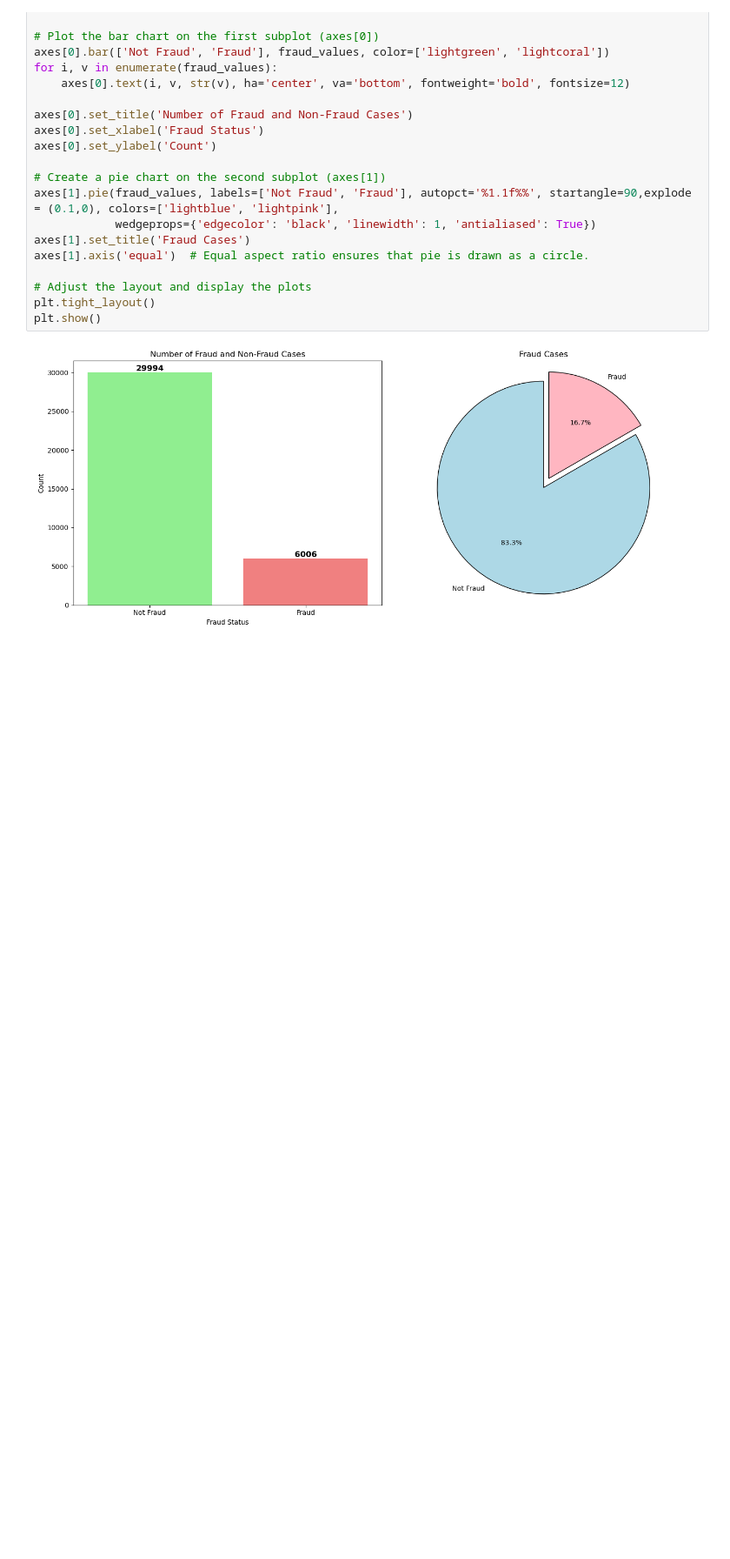
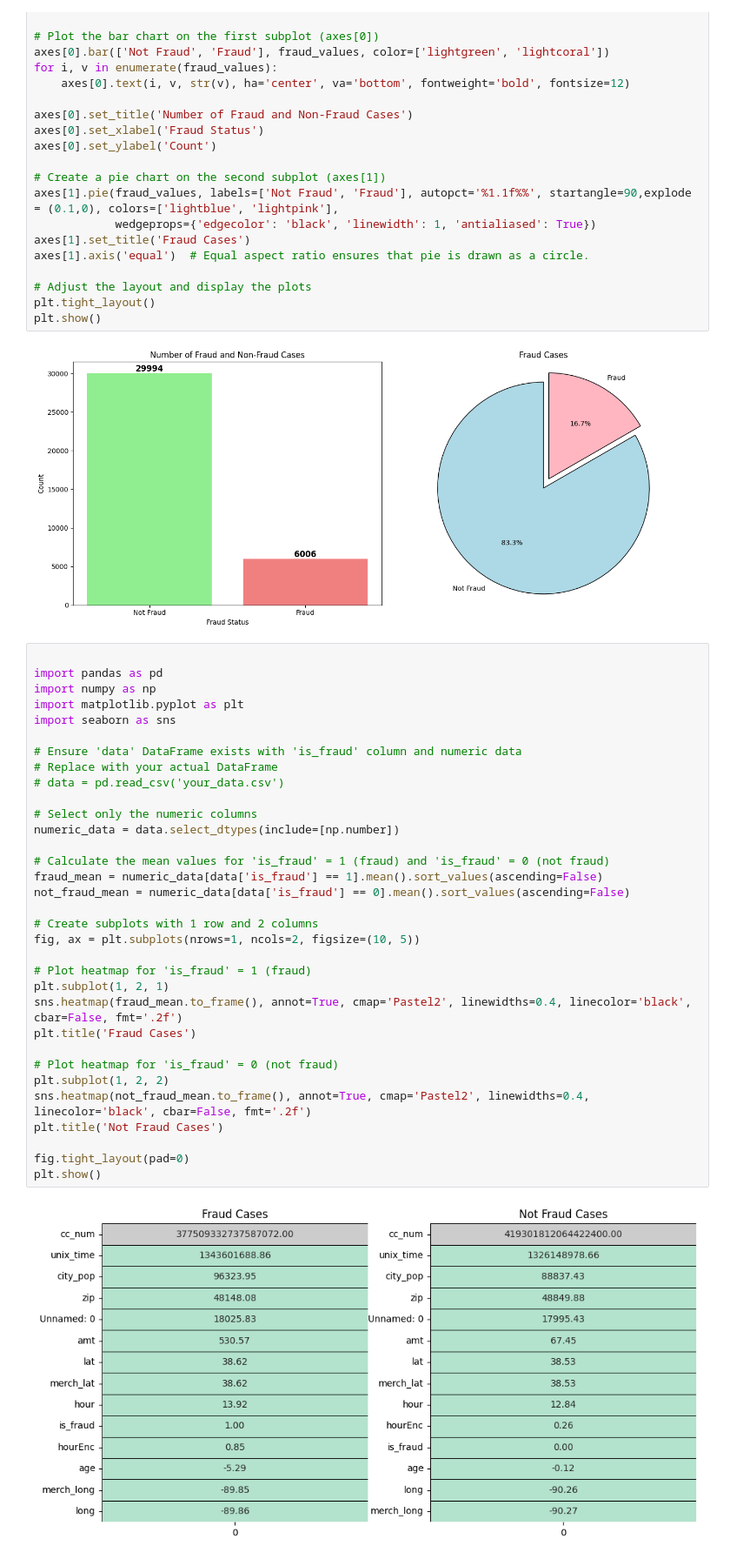
Before and after one commit to BeheraSas/Project--Payment-Risk-Shield, a Jupyter notebook: PRS.ipynb, the cells around one changed output. Shown at 87% size. Drawn from its saved outputs; the diff is of its cells as text; blank space fills up the shorter version.

```diff
--- a/PRS.ipynb
+++ b/PRS.ipynb
@@ -349,3 +521,38 @@ plt.tight_layout()
 plt.show()
 # %% [output]
 [figure]
+# %%
+
+import pandas as pd
+import numpy as np
+import matplotlib.pyplot as plt
+import seaborn as sns
+
+# Ensure 'data' DataFrame exists with 'is_fraud' column and numeric data
+# Replace with your actual DataFrame
+# data = pd.read_csv('your_data.csv')
+
+# Select only the numeric columns
+numeric_data = data.select_dtypes(include=[np.number])
+
+# Calculate the mean values for 'is_fraud' = 1 (fraud) and 'is_fraud' = 0 (not fraud)
+fraud_mean = numeric_data[data['is_fraud'] == 1].mean().sort_values(ascending=False)
+not_fraud_mean = numeric_data[data['is_fraud'] == 0].mean().sort_values(ascending=False)
+
+# Create subplots with 1 row and 2 columns
+fig, ax = plt.subplots(nrows=1, ncols=2, figsize=(10, 5))
+
+# Plot heatmap for 'is_fraud' = 1 (fraud)
+plt.subplot(1, 2, 1)
+sns.heatmap(fraud_mean.to_frame(), annot=True, cmap='Pastel2', linewidths=0.4, linecolor='black', cbar=False, fmt='.2f')
+plt.title('Fraud Cases')
+
+# Plot heatmap for 'is_fraud' = 0 (not fraud)
+plt.subplot(1, 2, 2)
+sns.heatmap(not_fraud_mean.to_frame(), annot=True, cmap='Pastel2', linewidths=0.4, linecolor='black', cbar=False, fmt='.2f')
+plt.title('Not Fraud Cases')
+
+fig.tight_layout(pad=0)
+plt.show()
+# %% [output]
+[figure, added]
```
Also changed, not shown: parts of 21 cells of this notebook.
